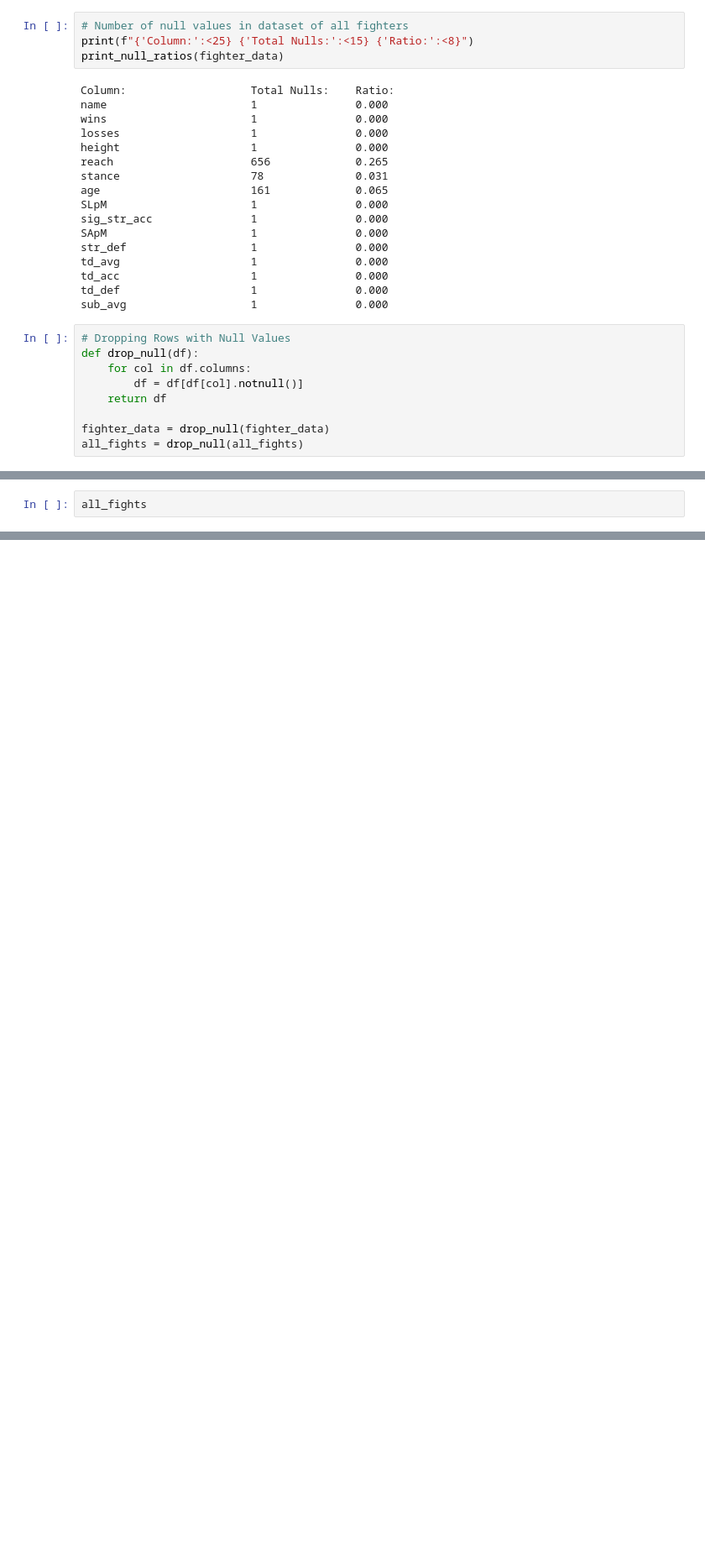
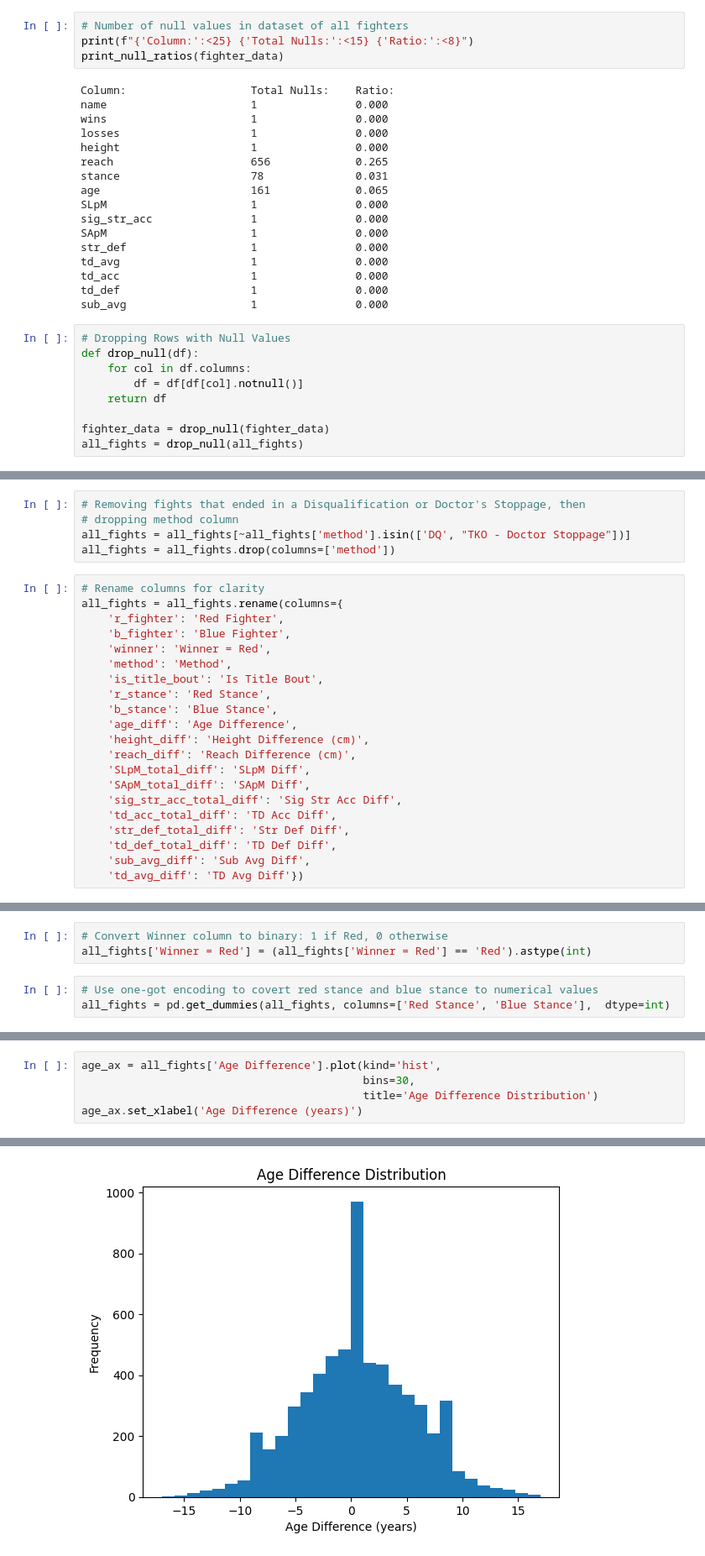
Before and after one commit to jmanlang/ufc-data-analysis, a Jupyter notebook: analysis.ipynb, the cells around one changed output, grey strips where cells are left out. Shown at 84% size. Drawn from its saved outputs; the diff is of its cells as text; blank space fills up the shorter version.

```diff
--- a/analysis.ipynb
+++ b/analysis.ipynb
@@ -103,2 +168,26 @@ all_fights = drop_null(all_fights)
+# %%
+# Removing fights that ended in a Disqualification or Doctor's Stoppage, then
+# dropping method column
+all_fights = all_fights[~all_fights['method'].isin(['DQ', "TKO - Doctor Stoppage"])]
+all_fights = all_fights.drop(columns=['method'])
 # %%
-all_fights
+# Rename columns for clarity
+all_fights = all_fights.rename(columns={
+    'r_fighter': 'Red Fighter',
+    'b_fighter': 'Blue Fighter',
+    'winner': 'Winner = Red',
+    'method': 'Method',
+    'is_title_bout': 'Is Title Bout',
+    'r_stance': 'Red Stance',
+    'b_stance': 'Blue Stance',
+    'age_diff': 'Age Difference',
+    'height_diff': 'Height Difference (cm)',
+    'reach_diff': 'Reach Difference (cm)',
+    'SLpM_total_diff': 'SLpM Diff',
+    'SApM_total_diff': 'SApM Diff',
+    'sig_str_acc_total_diff': 'Sig Str Acc Diff',
+    'td_acc_total_diff': 'TD Acc Diff',
+    'str_def_total_diff': 'Str Def Diff',
+    'td_def_total_diff': 'TD Def Diff',
+    'sub_avg_diff': 'Sub Avg Diff',
+    'td_avg_diff': 'TD Avg Diff'})
@@ -118,0 +194,6 @@ all_fights
+# %%
+# Convert Winner column to binary: 1 if Red, 0 otherwise
+all_fights['Winner = Red'] = (all_fights['Winner = Red'] == 'Red').astype(int)
+# %%
+# Use one-got encoding to covert red stance and blue stance to numerical values
+all_fights = pd.get_dummies(all_fights, columns=['Red Stance', 'Blue Stance'],  dtype=int)
@@ -122,0 +226,6 @@ print(all_fights['weight_class'].str.contains('Catch Weight').sum())
+# %%
+age_ax = all_fights['Age Difference'].plot(kind='hist',
+                                           bins=30,
+                                           title='Age Difference Distribution')
+age_ax.set_xlabel('Age Difference (years)')
+# %% [output]
@@ -122,0 +233 @@ print(all_fights['weight_class'].str.contains('Catch Weight').sum())
+[figure, added]
```
Also changed, not shown: parts of 22 cells of this notebook, 1 other file.
